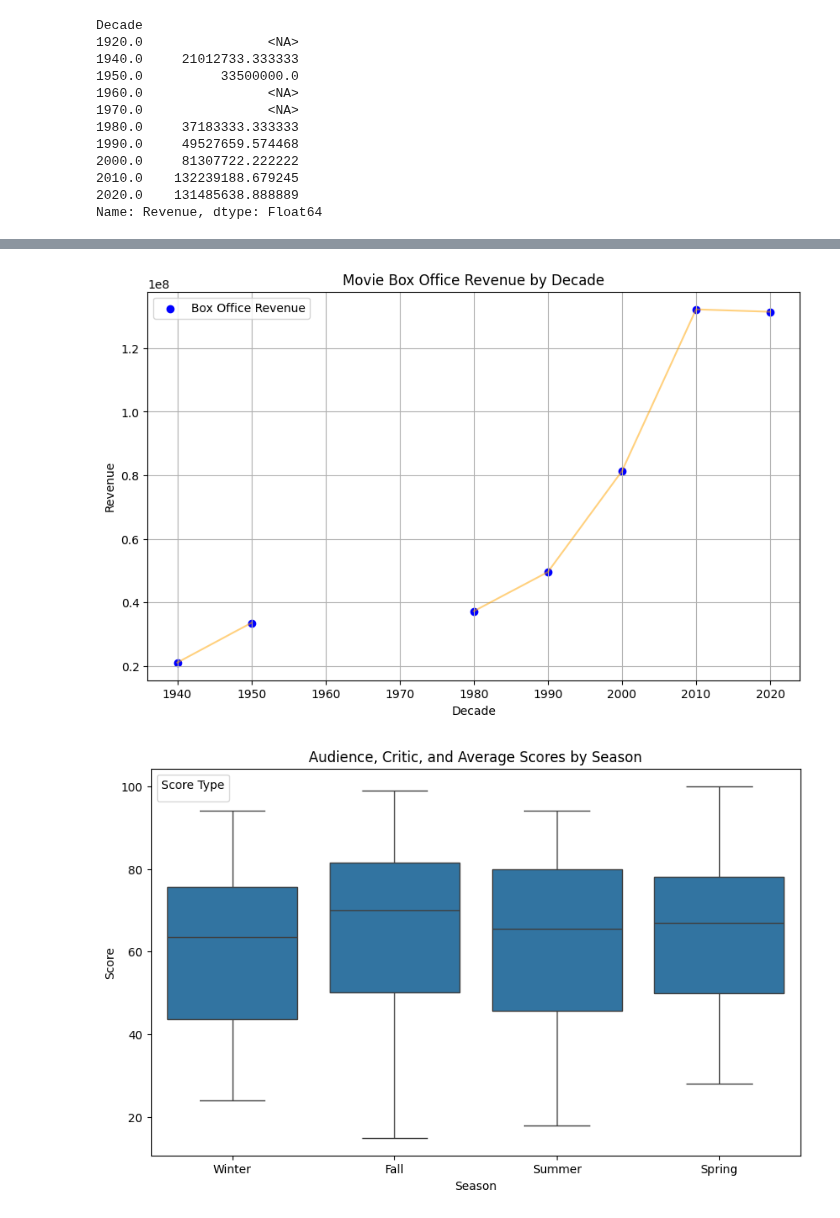
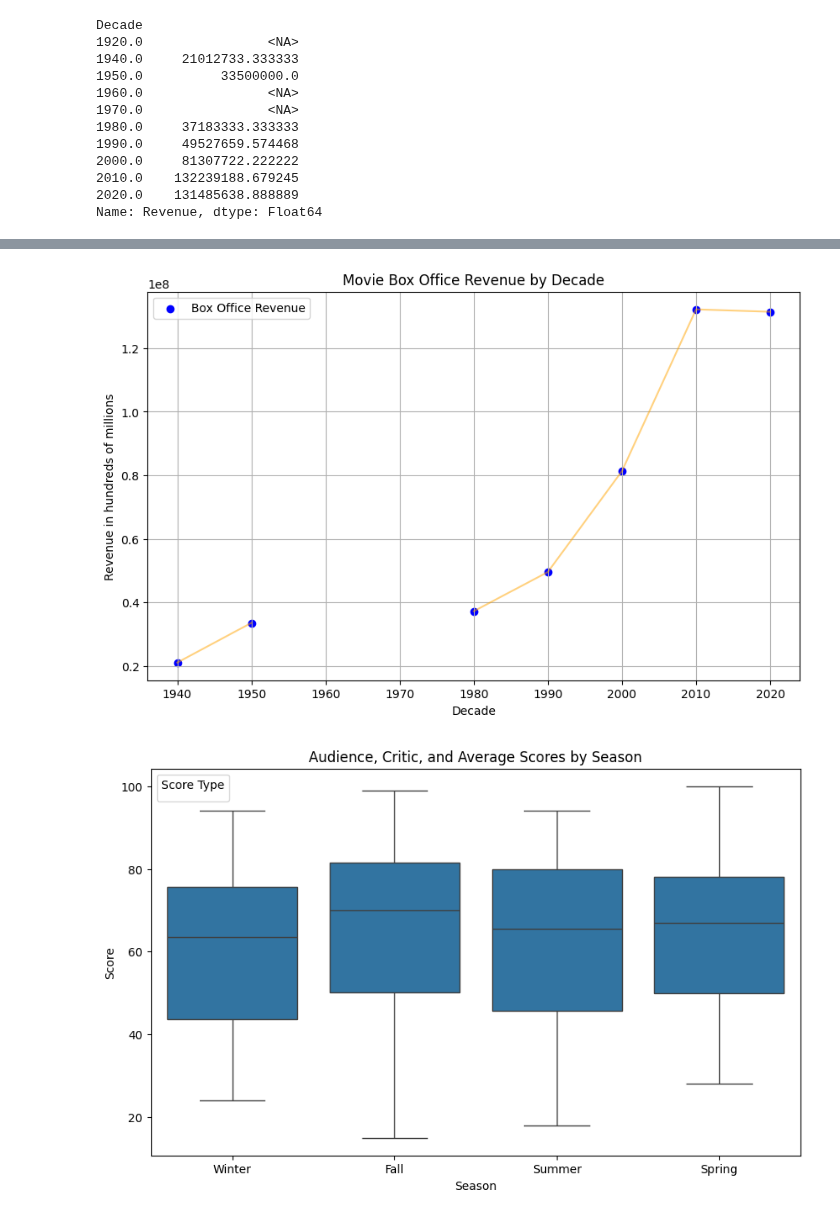
Before and after one commit to CNelson2004/Movies_Analysis, a Jupyter notebook: explore.ipynb, the cells around one changed output, grey strips where cells are left out. Saved outputs shown, nothing was run; the diff lists cells and outputs as text; code cells hidden in the pictures.

```diff
--- a/explore.ipynb
+++ b/explore.ipynb
@@ -827,18 +826,18 @@ Revenue_mean_dec = df.groupby('Decade')['Revenue'].mean()
 # %%
 x = Revenue_mean_dec.index.values    # Decades
 y = Revenue_mean_dec.values          # Revenue
 
 plt.figure(figsize=(10,6))
 plt.scatter(x, y, color='blue', label='Box Office Revenue')  # Scatter plot
 plt.plot(x, y, color='orange', alpha=0.5)  # Optional line to show trend
 plt.xlabel("Decade")
-plt.ylabel("Revenue")
+plt.ylabel("Revenue in hundreds of millions")
 plt.title("Movie Box Office Revenue by Decade")
 plt.grid(True)
 plt.legend()
 plt.show()
 # %% [output]
-[figure, old version]
+[figure, new version]
 # %%
 #Revenue for each season?
 plt.figure(figsize=(10,6))
```
Also changed, not shown: parts of 5 cells of this notebook.
